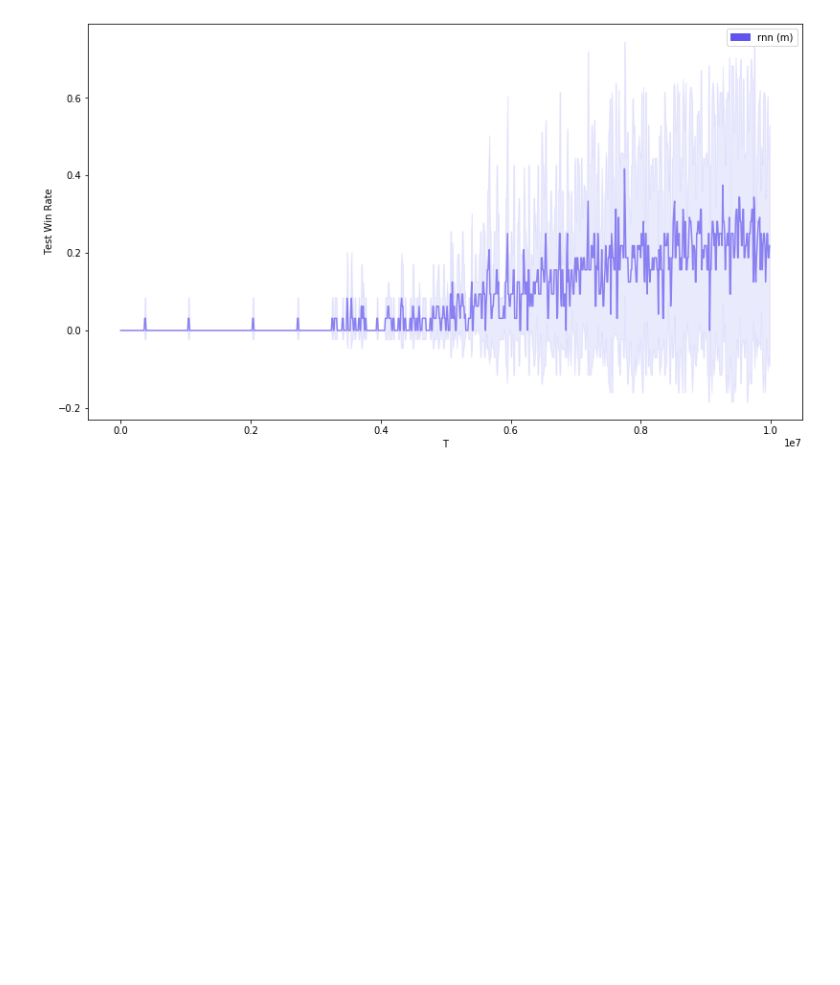
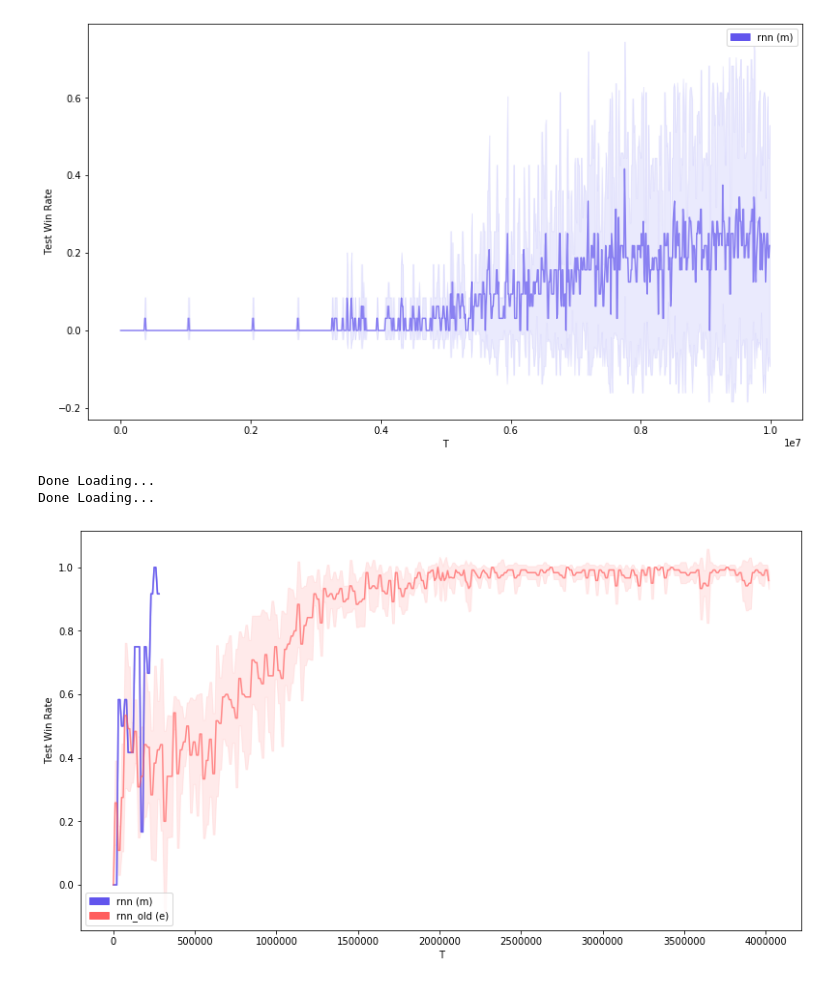
Before and after one commit to nicholasburden/pymarl, a Jupyter notebook: analysis/analysis.ipynb, the cells around one changed output. Cells and saved outputs as stored; diff of their text form; code cells hidden in the pictures; blank space fills up the shorter version.

```diff
--- a/analysis/analysis.ipynb
+++ b/analysis/analysis.ipynb
@@ -525,3 +525,24 @@ Done Loading...
 Done Loading...
 Done Loading...
 [figure]
+# %%
+data__rnn_old = mongo_central.get_name_label_names("", "rnn_3m_vdn_nick")
+data__rnn_journal = mongo_central.get_name_label_names("", "test_new_database")
+#data__rnn_3s5z_qmix = mongo_central.get_name_label_names("", "rnn_3s5z_qmix")
+
+
+
+bavg = bundle_average(mongo_central,
+                      [("rnn", data__rnn_journal, "test_battle_won_mean", "test_battle_won_mean_T"),
+                       ("rnn_old", data__rnn_old, "test_battle_won_mean", "test_battle_won_mean_T"),
+                       #("non_rnn_conv_input_grid_12x12_qmix_3s5z", data__non_rnn_conv_input_grid_12x12_qmix_3s5z, "test_battle_won_mean", "test_battle_won_mean_T")
+                      ],
+                      no_fails=True,
+                      window=20000)
+
+a = plot_bundle_avgs(bavg,
+                     figsize=(15,8))
+# %% [output]
+Done Loading...
+Done Loading...
+[figure, added]
```
Also changed, not shown: parts of 1 cell of this notebook, 9 other files.
